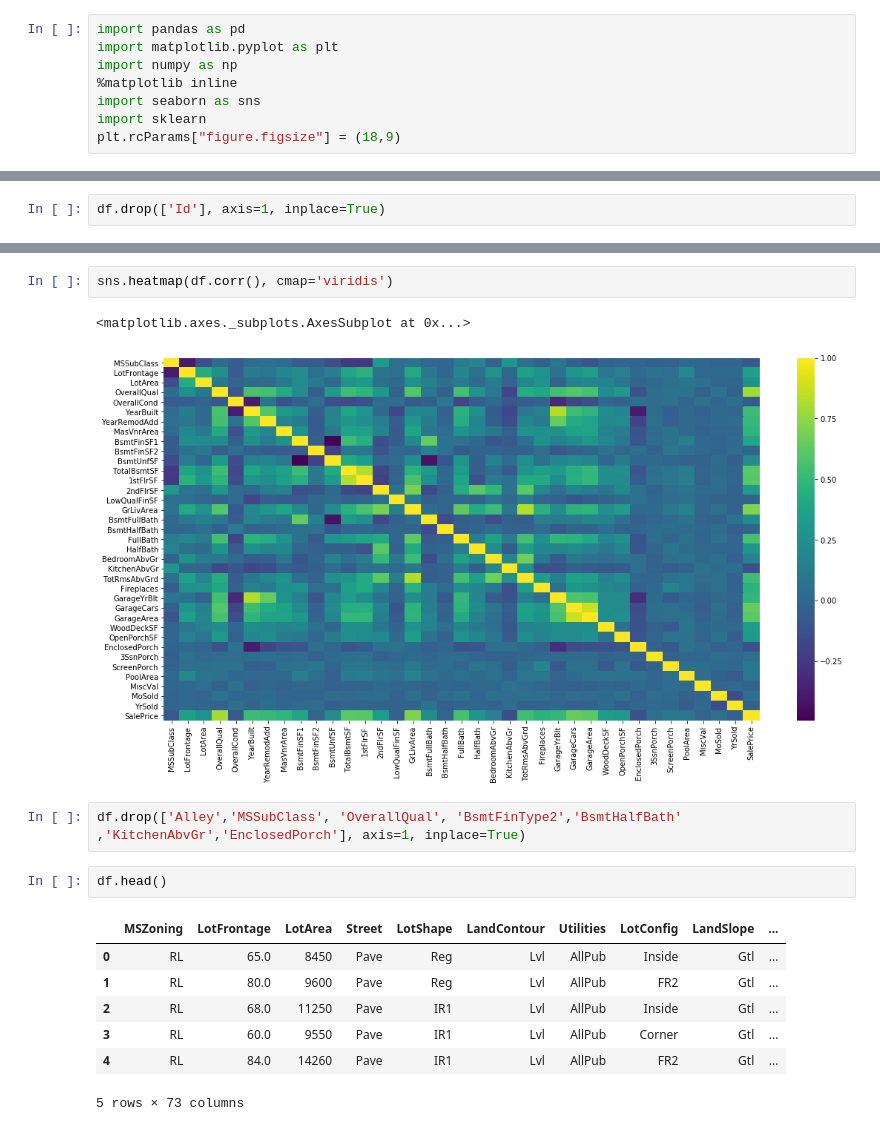
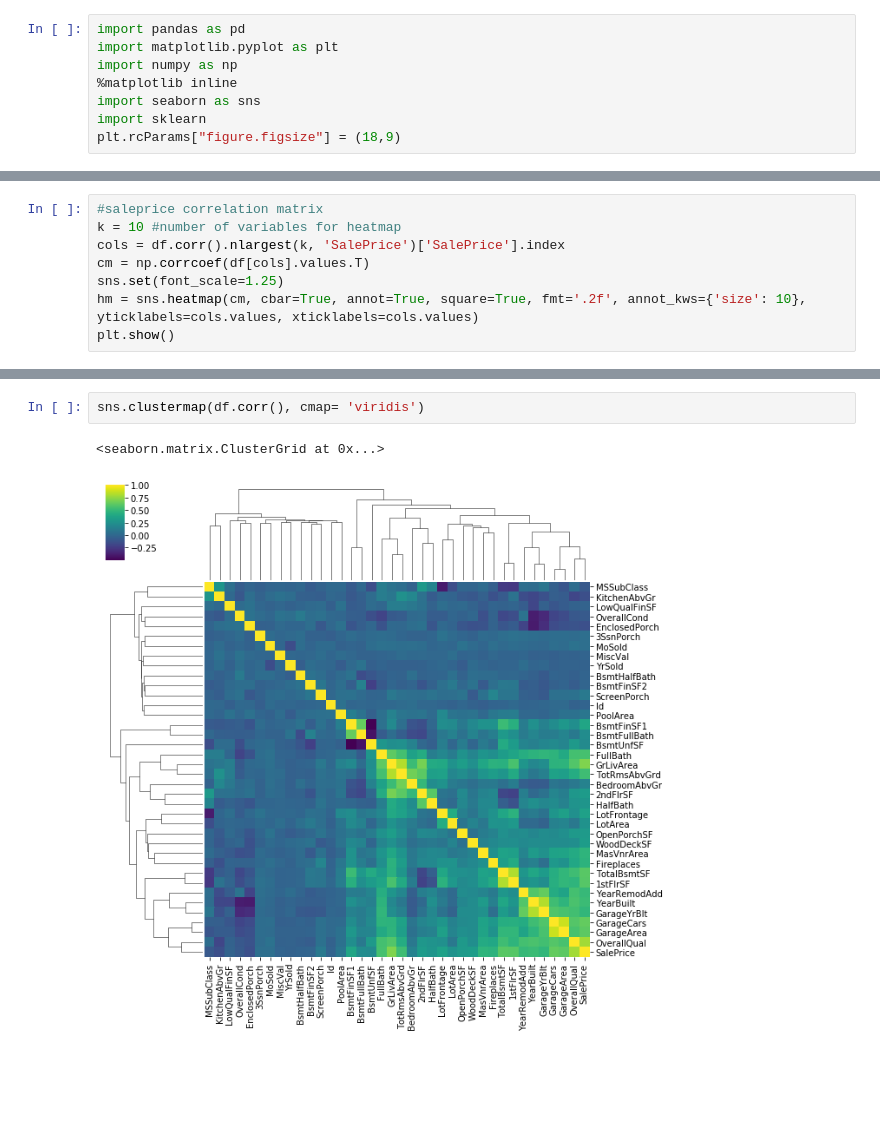
Before and after one commit to shaz13/Kaggle-Competitions, a Jupyter notebook: House Prices/House Price Predictions.ipynb, the cells around one changed output, grey strips where cells are left out. Cells and saved outputs as stored; diff of their text form; blank space fills up the shorter version.

```diff
--- a/House Prices/House Price Predictions.ipynb
+++ b/House Prices/House Price Predictions.ipynb
@@ -46,2 +19,0 @@ df.head(10)
-# %%
-df.drop(['Id'], axis=1, inplace=True)
@@ -56,0 +20,8 @@ df.head(4)
+# %%
+#saleprice correlation matrix
+k = 10 #number of variables for heatmap
+cols = df.corr().nlargest(k, 'SalePrice')['SalePrice'].index
+cm = np.corrcoef(df[cols].values.T)
+sns.set(font_scale=1.25)
+hm = sns.heatmap(cm, cbar=True, annot=True, square=True, fmt='.2f', annot_kws={'size': 10}, yticklabels=cols.values, xticklabels=cols.values)
+plt.show()
@@ -57,17 +30,5 @@ df.head(4)
 # %%
-sns.heatmap(df.corr(), cmap='viridis')
+sns.clustermap(df.corr(), cmap= 'viridis')
 # %% [output]
-<matplotlib.axes._subplots.AxesSubplot at 0x...>
+<seaborn.matrix.ClusterGrid at 0x...>
-[figure, old version]
+[figure, new version]
-# %%
-df.drop(['Alley','MSSubClass', 'OverallQual', 'BsmtFinType2','BsmtHalfBath' ,'KitchenAbvGr','EnclosedPorch'], axis=1, inplace=True)
-# %%
-df.head()
-# %% [output]
-|  | MSZoning | LotFrontage | LotArea | Street | LotShape | LandContour | Utilities | LotConfig | LandSlope | ... |
-| 0 | RL | 65.0 | 8450 | Pave | Reg | Lvl | AllPub | Inside | Gtl | ... |
-| 1 | RL | 80.0 | 9600 | Pave | Reg | Lvl | AllPub | FR2 | Gtl | ... |
-| 2 | RL | 68.0 | 11250 | Pave | IR1 | Lvl | AllPub | Inside | Gtl | ... |
-| 3 | RL | 60.0 | 9550 | Pave | IR1 | Lvl | AllPub | Corner | Gtl | ... |
-| 4 | RL | 84.0 | 14260 | Pave | IR1 | Lvl | AllPub | FR2 | Gtl | ... |
-5 rows × 73 columns
```
Also changed, not shown: parts of 18 cells of this notebook.
